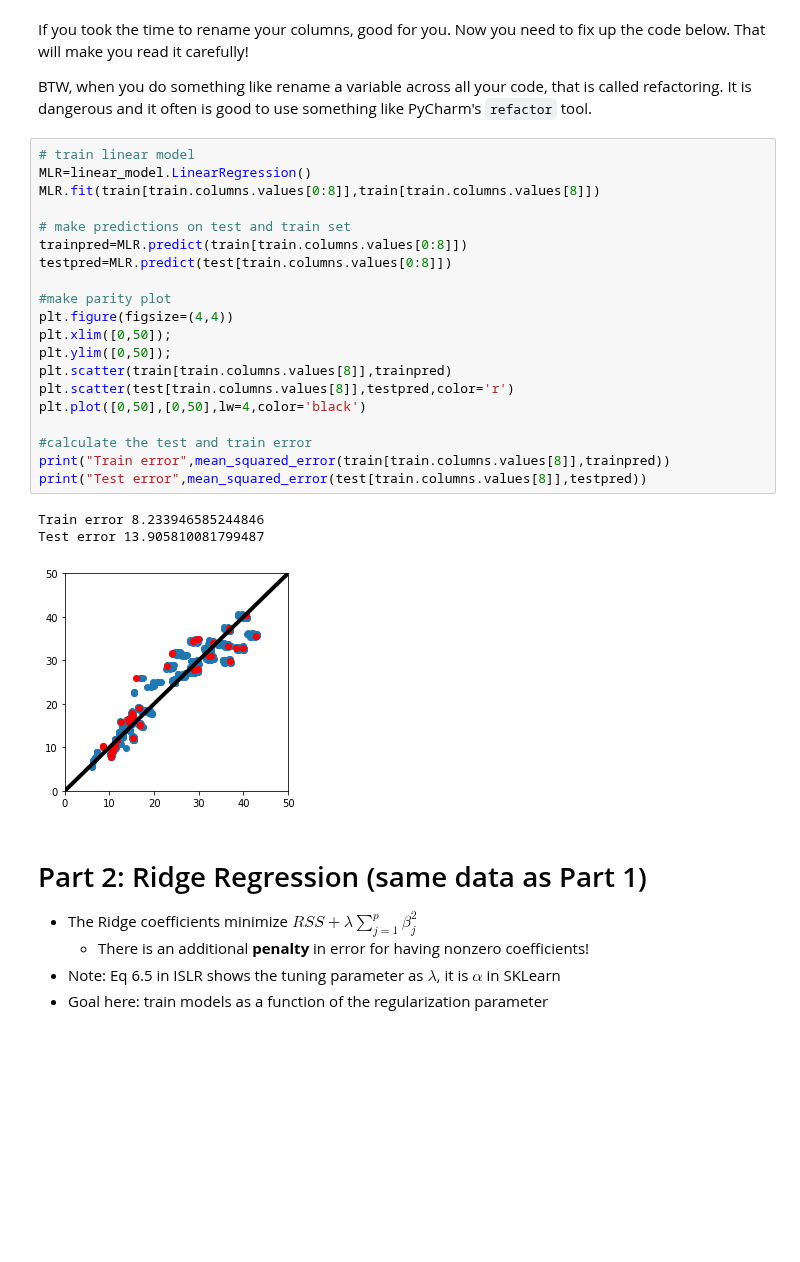
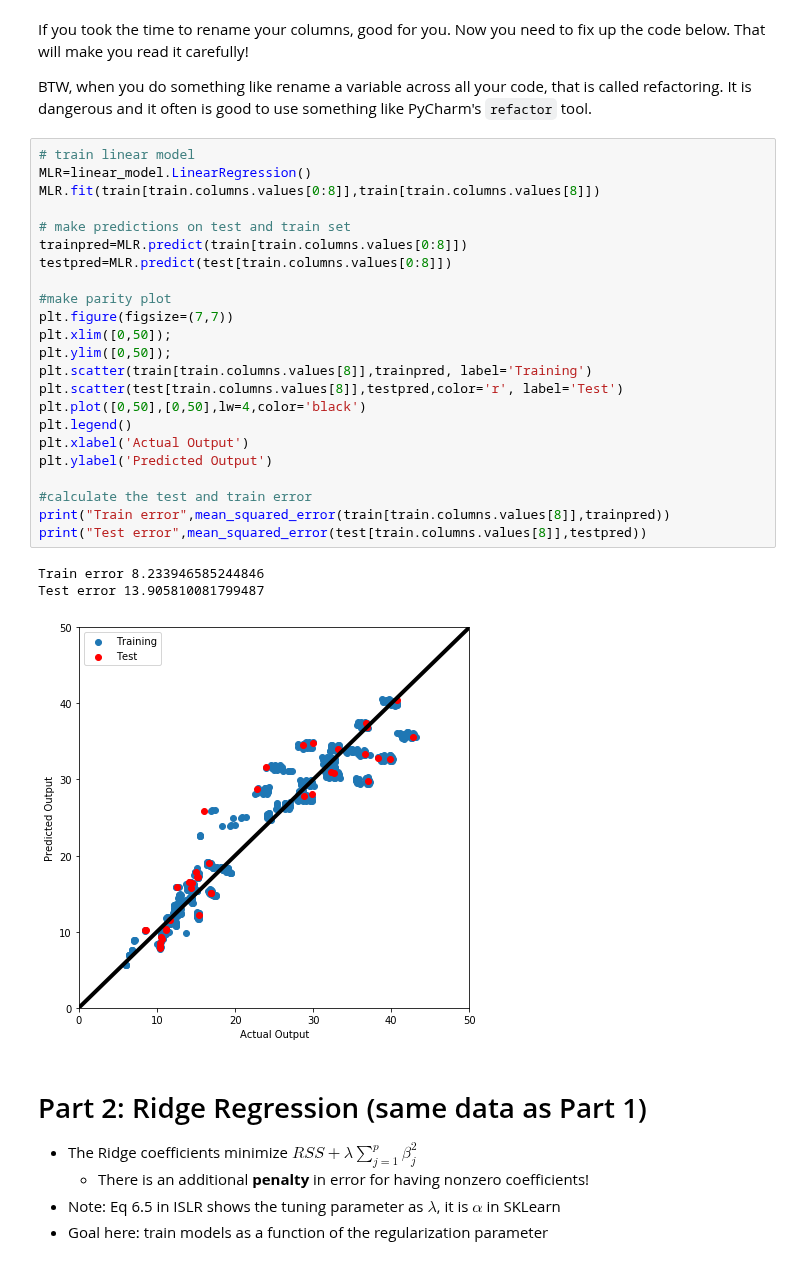
Before and after one commit to UWDIRECT/UWDIRECT.github.io, a Jupyter notebook: Wi19_content/DSMCER/L8_SubsetRegularization_filled.ipynb, the cells around one changed output. Cells and saved outputs as stored; diff of their text form; blank space fills up the shorter version.

```diff
--- a/Wi19_content/DSMCER/L8_SubsetRegularization_filled.ipynb
+++ b/Wi19_content/DSMCER/L8_SubsetRegularization_filled.ipynb
@@ -81,27 +82,30 @@ BTW, when you do something like rename a variable across all your code, that is
 # %%
 # train linear model
 MLR=linear_model.LinearRegression()
 MLR.fit(train[train.columns.values[0:8]],train[train.columns.values[8]])
 
 # make predictions on test and train set
 trainpred=MLR.predict(train[train.columns.values[0:8]])
 testpred=MLR.predict(test[train.columns.values[0:8]])
 
 #make parity plot
-plt.figure(figsize=(4,4))
+plt.figure(figsize=(7,7))
 plt.xlim([0,50]);
 plt.ylim([0,50]);
-plt.scatter(train[train.columns.values[8]],trainpred)
-plt.scatter(test[train.columns.values[8]],testpred,color='r')
+plt.scatter(train[train.columns.values[8]],trainpred, label='Training')
+plt.scatter(test[train.columns.values[8]],testpred,color='r', label='Test')
 plt.plot([0,50],[0,50],lw=4,color='black')
+plt.legend()
+plt.xlabel('Actual Output')
+plt.ylabel('Predicted Output')
 
 #calculate the test and train error
 print("Train error",mean_squared_error(train[train.columns.values[8]],trainpred))
 print("Test error",mean_squared_error(test[train.columns.values[8]],testpred))
 # %% [output]
 Train error 8.233946585244846
 Test error 13.905810081799487
-[figure, old version]
+[figure, new version]
 # %% [markdown]
 # Part 2: Ridge Regression (same data as Part 1)
 
```
Also changed, not shown: parts of 8 cells of this notebook, 6 other files.
